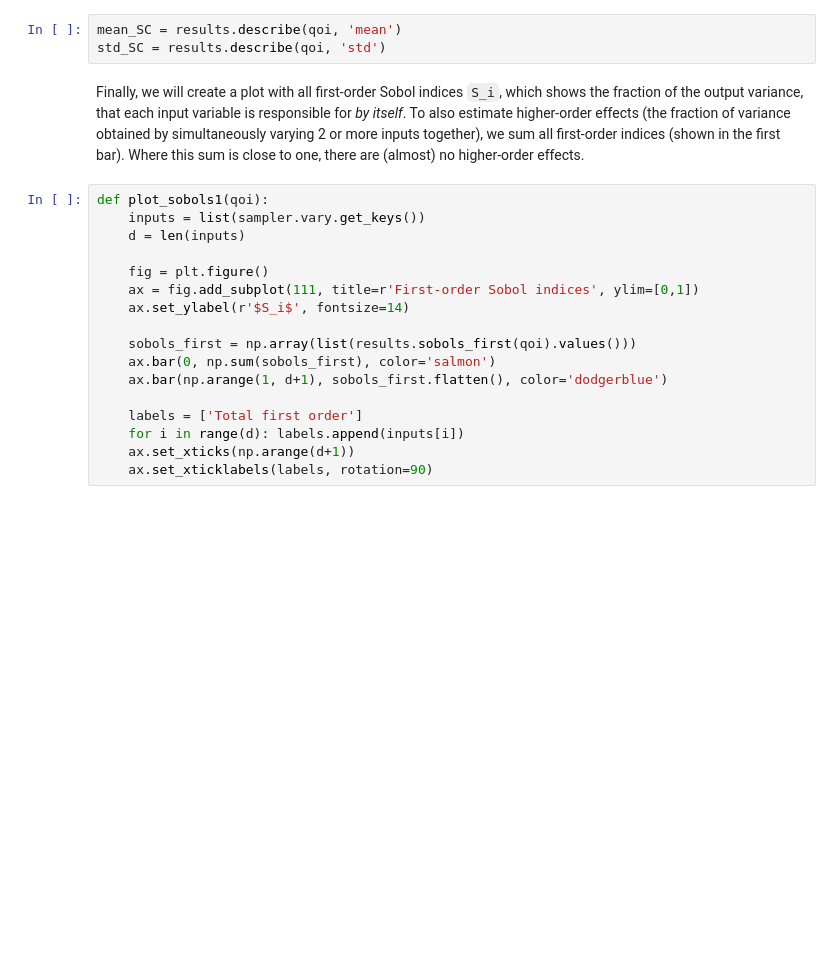
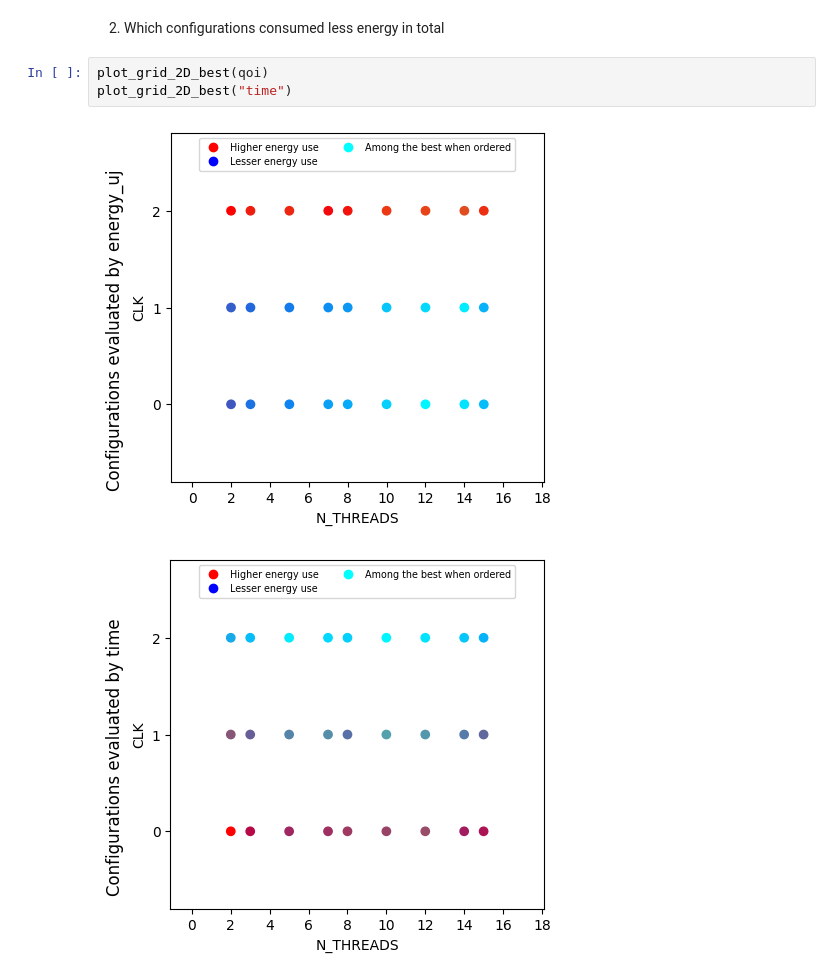
Before and after one commit to Jubarte27/energyuq, a Jupyter notebook: scenarios/main/energy_analysis.ipynb, the cells around one changed output. Saved outputs shown, nothing was run; the diff lists cells and outputs as text; blank space fills up the shorter version.

```diff
--- a/scenarios/main/energy_analysis.ipynb
+++ b/scenarios/main/energy_analysis.ipynb
@@ -123,22 +278,8 @@ def get_confidence_intervals(samples, conf=0.9):
-# %%
-mean_SC = results.describe(qoi, 'mean')
-std_SC = results.describe(qoi, 'std')
-# %% [markdown]
-Finally, we will create a plot with all first-order Sobol indices `S_i`, which shows the fraction of the output variance, that each input variable is responsible for *by itself*. To also estimate higher-order effects (the fraction of variance obtained by simultaneously varying 2 or more inputs together), we sum all first-order indices (shown in the first bar). Where this sum is close to one, there are (almost) no higher-order effects.
-# %%
-def plot_sobols1(qoi):
-    inputs = list(sampler.vary.get_keys())
-    d = len(inputs)
-
-    fig = plt.figure()
-    ax = fig.add_subplot(111, title=r'First-order Sobol indices', ylim=[0,1])
-    ax.set_ylabel(r'$S_i$', fontsize=14)
-
-    sobols_first = np.array(list(results.sobols_first(qoi).values()))
-    ax.bar(0, np.sum(sobols_first), color='salmon')
-    ax.bar(np.arange(1, d+1), sobols_first.flatten(), color='dodgerblue')
-
-    labels = ['Total first order']
-    for i in range(d): labels.append(inputs[i])
-    ax.set_xticks(np.arange(d+1))
-    ax.set_xticklabels(labels, rotation=90)
+# %% [markdown]
+2. Which configurations consumed less energy in total
+# %%
+plot_grid_2D_best(qoi)
+plot_grid_2D_best("time")
+# %% [output]
+[figure, added]
+[figure, added]
```
Also changed, not shown: parts of 38 cells of this notebook, 12 other files.
